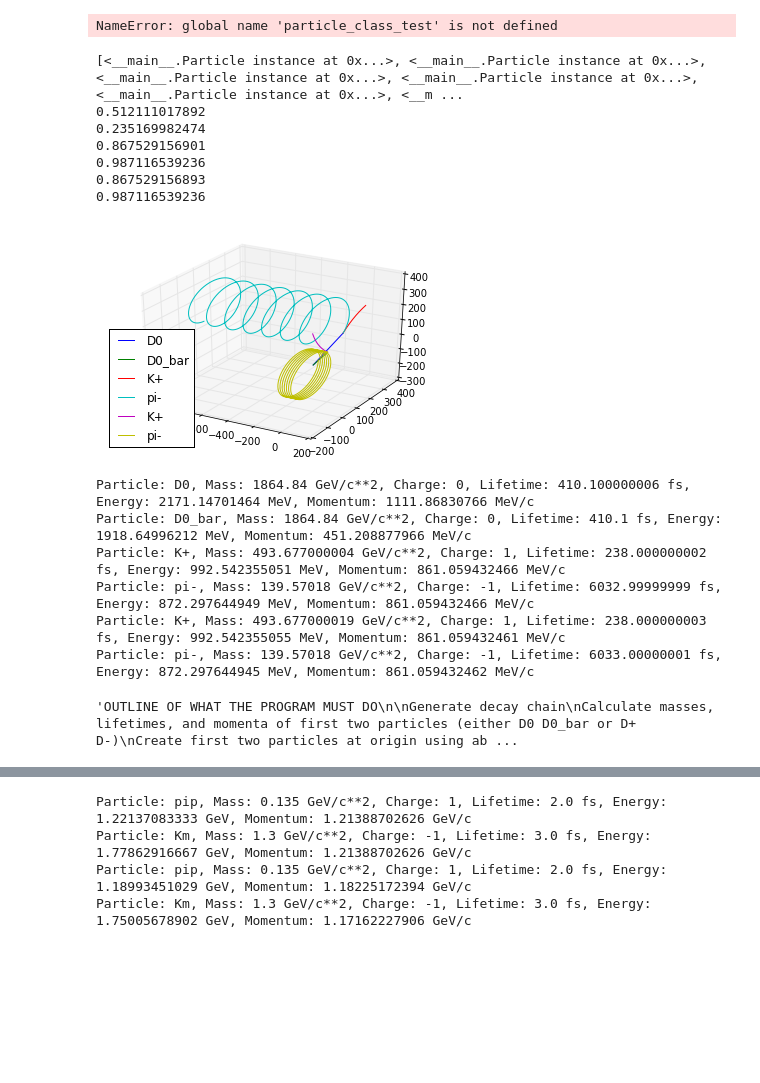
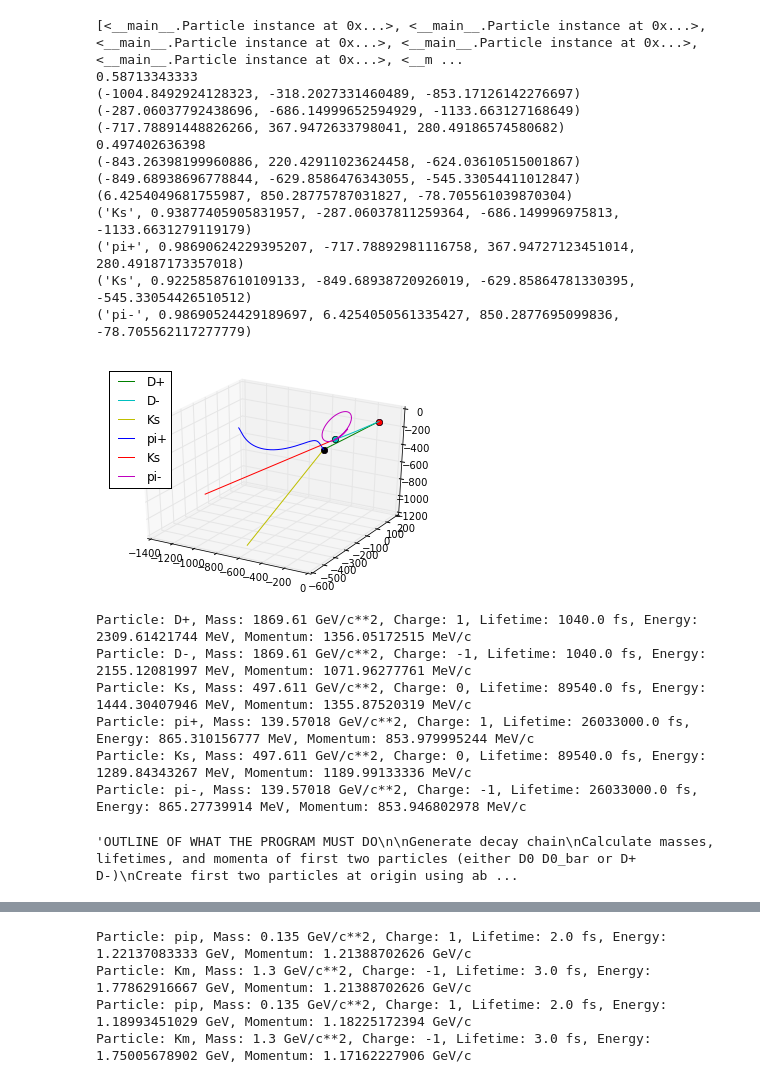
Before and after one commit to pitt1321-2161/Particle_Accelerator_Simulation, a Jupyter notebook: particle_class.ipynb, the cells around one changed output, grey strips where cells are left out. Cells and saved outputs as stored; diff of their text form; code cells hidden in the pictures; blank space fills up the shorter version.

Commit message:
Energy and Momentum Now Conserved
Fixed problems with conservation of energy and momentum. Also fixed
problem with particles traveling faster than the speed of light.

```diff
--- a/particle_class.ipynb
+++ b/particle_class.ipynb
@@ -8,19 +8,6 @@ from scipy import integrate
 import matplotlib.pyplot as plt
 %matplotlib inline
 from mpl_toolkits.mplot3d import Axes3D
-# %%
-def run_all_tests():
-    particle_class_test()
-    two_body_decay_test()
-    neutral_particle_path_test()
-    charged_particle_path_test()
-
-run_all_tests()
-
-# Particle class, Two body decay, and Neutral particle paths work
-# Charged particle path does not
-# %% [output]
-NameError: global name 'particle_class_test' is not defined
 # %%
 def main():
     chain = decaychain()
@@ -28,68 +15,67 @@ def main():
     for P in chain:
         if not P.parent():
             #print(i)
-            P.set_v([random.uniform(.01,.1)],[random.uniform(.01,.5)],[random.uniform(.01,.5)])
+            P.set_v([random.uniform(-.5,.5)],[random.uniform(-.5,.5)],[random.uniform(-.5,.5)])
             P.set_pos([0],[0],[0])
             travel(P)
             print(P.v())
             two_body_decay(P,P.daughter(0),P.daughter(1))
-            '''
-            plt.plot(P.x(),P.y())
-            plt.show()
-            plt.plot(P.x(),P.z())
-            plt.show()
-            plt.plot(P.y(),P.z())
-            plt.show()
-            fig = plt.figure()
-            ax = fig.gca(projection='3d')
-            ax.plot(P.x(),P.y(),P.z())
-            plt.show()
-            '''
+            print(P.px()[-1],P.py()[-1],P.pz()[-1])
+            print(P.daughter(0).px()[0], P.daughter(0).py()[0], P.daughter(0).pz()[0])
+            print(P.daughter(1).px()[0], P.daughter(1).py()[0], P.daughter(1).pz()[0])
+
         else:
             travel(P)
-            print(P.v())
+            print(P.name(), P.v(), P.px()[0], P.py()[0], P.pz()[0])
 
     fig = plt.figure()
     ax = fig.gca(projection='3d')
     for P in chain:
+        ax.plot([P.x()[0]],[P.y()[0]],[P.z()[0]],'o')
         ax.plot(P.x(),P.y(),P.z(), label = P.name())
     plt.legend(loc='best')
     plt.show()
     for P in chain:
         print(P)
 
 
 main()
 
 '''OUTLINE OF WHAT THE PROGRAM MUST DO
 
 Generate decay chain
 Calculate masses, lifetimes, and momenta of first two particles (either D0 D0_bar or D+ D-)
 Create first two particles at origin using above calculations
 Use travel function to trace path of first two particles
 Calculate masses, lifetimes of daughter particles
 Use decacy function to create daughter particles
 Boost daughter particles into correct reference frame
 Use travel function to trace their paths
 When we reach stable particles / the end of the decay chain print the decay chain,
 and info on all particles
 Print visualization of their paths
 
 '''
 # %% [output]
 [<__main__.Particle instance at 0x...>, <__main__.Particle instance at 0x...>, <__main__.Particle instance at 0x...>, <__main__.Particle instance at 0x...>, <__main__.Particle instance at 0x...>, <__m ...
-0.512111017892
-0.235169982474
-0.867529156901
-0.987116539236
-0.867529156893
-0.987116539236
+0.58713343333
+(-1004.8492924128323, -318.2027331460489, -853.17126142276697)
+(-287.06037792438696, -686.14999652594929, -1133.663127168649)
+(-717.78891448826266, 367.9472633798041, 280.49186574580682)
+0.497402636398
+(-843.26398199960886, 220.42911023624458, -624.03610515001867)
+(-849.68938696778844, -629.8586476343055, -545.33054411012847)
+(6.4254049681755987, 850.28775787031827, -78.705561039870304)
+('Ks', 0.93877405905831957, -287.06037811259364, -686.149996975813, -1133.6631279119179)
+('pi+', 0.98690624229395207, -717.78892981116758, 367.94727123451014, 280.49187173357018)
+('Ks', 0.92258587610109133, -849.68938720926019, -629.85864781330395, -545.33054426510512)
+('pi-', 0.98690524429189697, 6.4254050561335427, 850.2877695099836, -78.705562117277779)
-[figure, old version]
+[figure, new version]
-Particle: D0, Mass: 1864.84 GeV/c**2, Charge: 0, Lifetime: 410.100000006 fs, Energy: 2171.14701464 MeV, Momentum: 1111.86830766 MeV/c
-Particle: D0_bar, Mass: 1864.84 GeV/c**2, Charge: 0, Lifetime: 410.1 fs, Energy: 1918.64996212 MeV, Momentum: 451.208877966 MeV/c
-Particle: K+, Mass: 493.677000004 GeV/c**2, Charge: 1, Lifetime: 238.000000002 fs, Energy: 992.542355051 MeV, Momentum: 861.059432466 MeV/c
-Particle: pi-, Mass: 139.57018 GeV/c**2, Charge: -1, Lifetime: 6032.99999999 fs, Energy: 872.297644949 MeV, Momentum: 861.059432466 MeV/c
-Particle: K+, Mass: 493.677000019 GeV/c**2, Charge: 1, Lifetime: 238.000000003 fs, Energy: 992.542355055 MeV, Momentum: 861.059432461 MeV/c
-Particle: pi-, Mass: 139.57018 GeV/c**2, Charge: -1, Lifetime: 6033.00000001 fs, Energy: 872.297644945 MeV, Momentum: 861.059432462 MeV/c
+Particle: D+, Mass: 1869.61 GeV/c**2, Charge: 1, Lifetime: 1040.0 fs, Energy: 2309.61421744 MeV, Momentum: 1356.05172515 MeV/c
+Particle: D-, Mass: 1869.61 GeV/c**2, Charge: -1, Lifetime: 1040.0 fs, Energy: 2155.12081997 MeV, Momentum: 1071.96277761 MeV/c
+Particle: Ks, Mass: 497.611 GeV/c**2, Charge: 0, Lifetime: 89540.0 fs, Energy: 1444.30407946 MeV, Momentum: 1355.87520319 MeV/c
+Particle: pi+, Mass: 139.57018 GeV/c**2, Charge: 1, Lifetime: 26033000.0 fs, Energy: 865.310156777 MeV, Momentum: 853.979995244 MeV/c
+Particle: Ks, Mass: 497.611 GeV/c**2, Charge: 0, Lifetime: 89540.0 fs, Energy: 1289.84343267 MeV, Momentum: 1189.99133336 MeV/c
+Particle: pi-, Mass: 139.57018 GeV/c**2, Charge: -1, Lifetime: 26033000.0 fs, Energy: 865.27739914 MeV, Momentum: 853.946802978 MeV/c
 'OUTLINE OF WHAT THE PROGRAM MUST DO\n\nGenerate decay chain\nCalculate masses, lifetimes, and momenta of first two particles (either D0 D0_bar or D+ D-)\nCreate first two particles at origin using ab ...
 # %%
```
Also changed, not shown: parts of 16 cells of this notebook, 6 other files.
